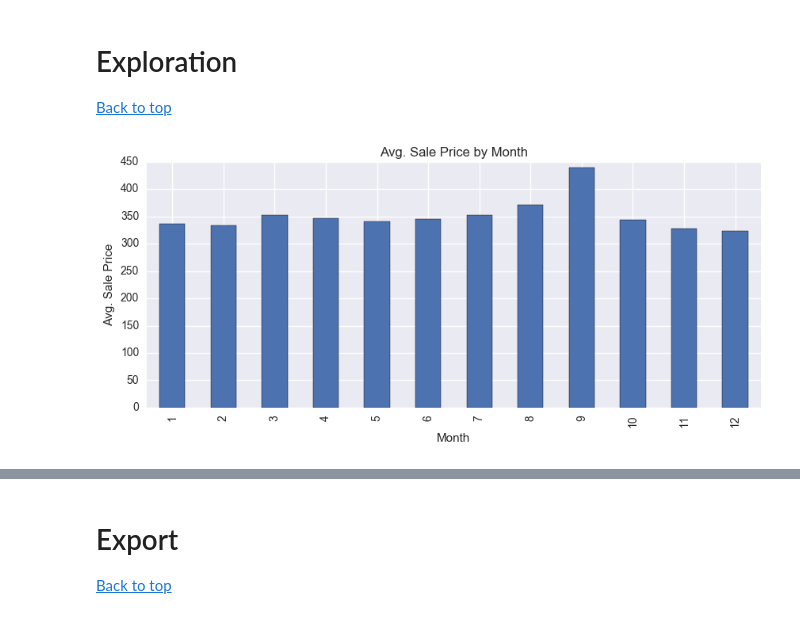
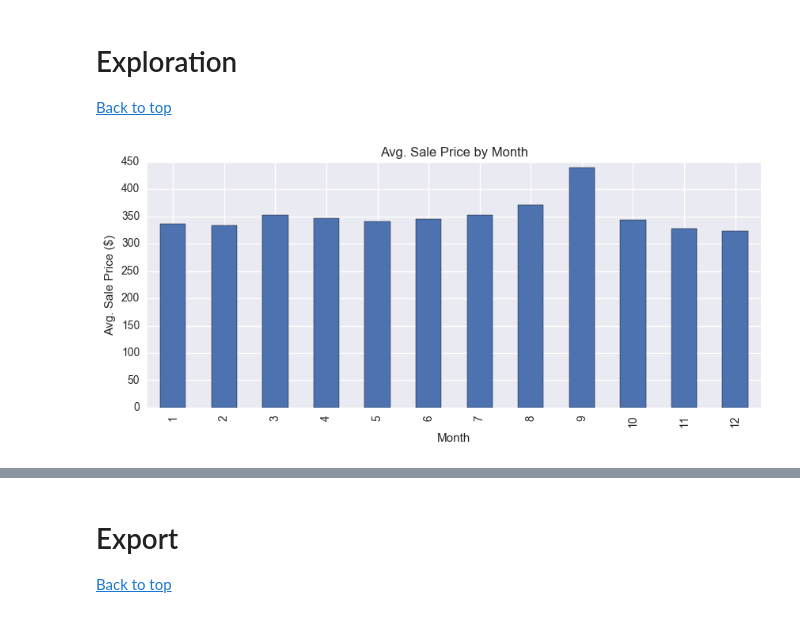
Before and after one commit to maludee/sneaker-forecast-app, a Jupyter notebook: price_model_by_day.ipynb, the cells around one changed output, grey strips where cells are left out. Saved outputs shown, nothing was run; the diff lists cells and outputs as text; code cells hidden in the pictures.

```diff
--- a/price_model_by_day.ipynb
+++ b/price_model_by_day.ipynb
@@ -326,6 +326,6 @@ sales_history.head()
 [Back to top](#top)
 # %%
 make_bar(sales_history, 'month', 'sale_price', title="Avg. Sale Price by Month",
-         xlabel="Month", ylabel="Avg. Sale Price")
+         xlabel="Month", ylabel="Avg. Sale Price ($)")
 # %% [output]
-[figure, old version]
+[figure, new version]
```
Also changed, not shown: parts of 3 cells of this notebook.
